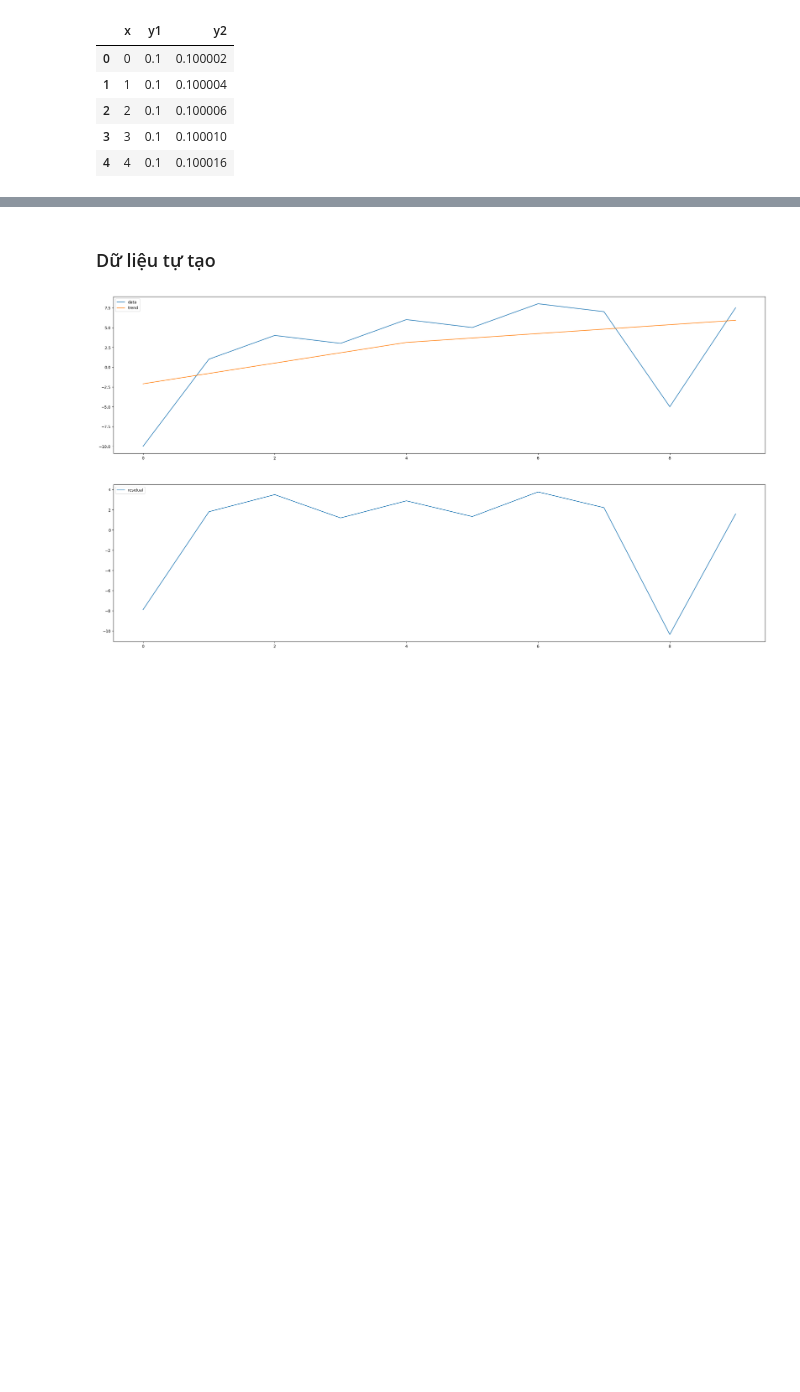
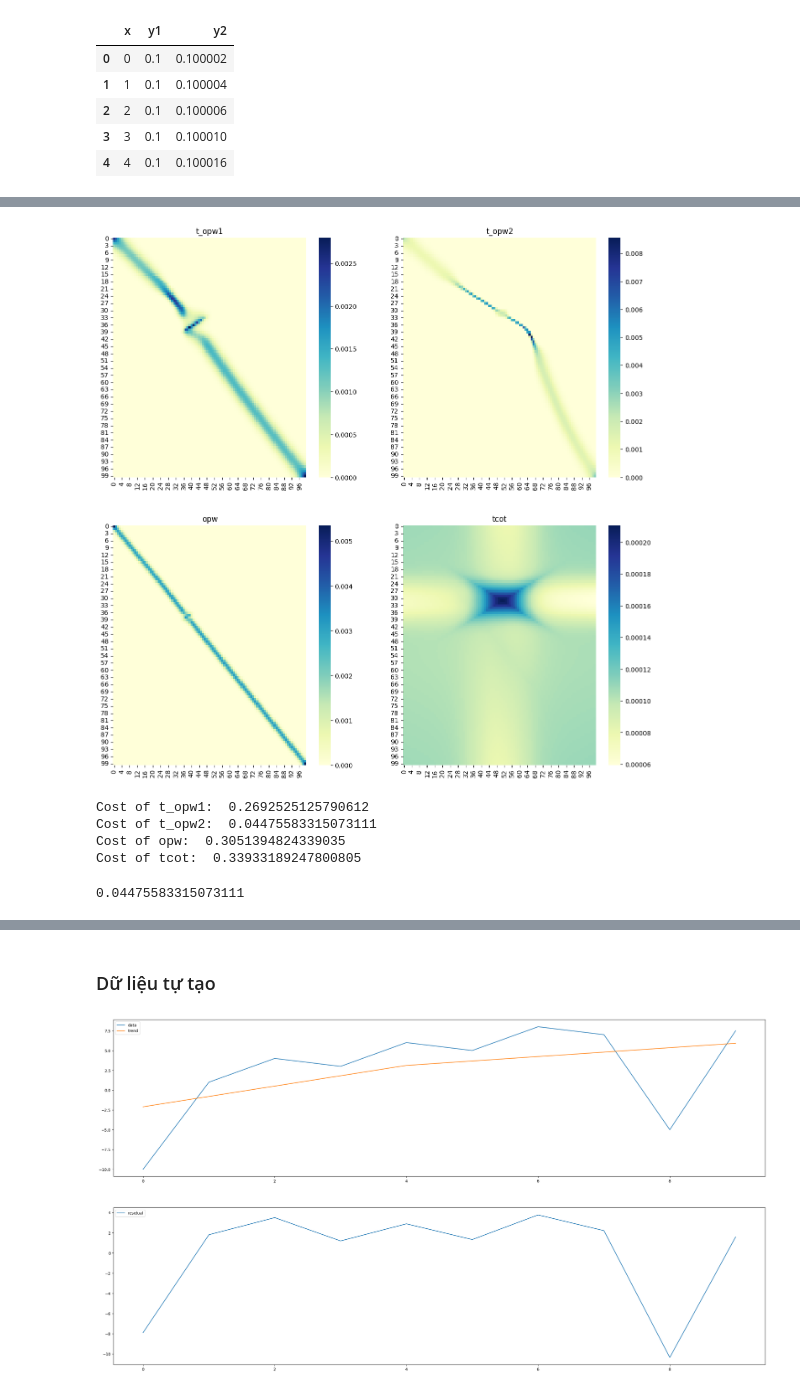
Before and after one commit to ducphuE10/robust-OPW, a Jupyter notebook: run.ipynb, the cells around one changed output, grey strips where cells are left out. Cells and saved outputs as stored; diff of their text form; code cells hidden in the pictures; blank space fills up the shorter version.

```diff
--- a/run.ipynb
+++ b/run.ipynb
@@ -50,0 +112,8 @@ visualize(y1,y1_trend,threshold=0.3)
+# %%
+ot_uniform_prior(y1,y2)
+# %% [output]
+[figure, added]
+Cost of t_opw1:  0.2692525125790612
+Cost of t_opw2:  0.04475583315073111
+Cost of opw:  0.3051394824339035
+Cost of tcot:  0.33933189247800805
@@ -50,0 +122,4 @@ visualize(y1,y1_trend,threshold=0.3)
+# %%
+np.sum(T2 * ot.dist(y1.reshape(-1,1), y2.reshape(-1,1), metric='euclidean'))
+# %% [output]
+0.04475583315073111
```
Also changed, not shown: parts of 22 cells of this notebook, 7 other files.
